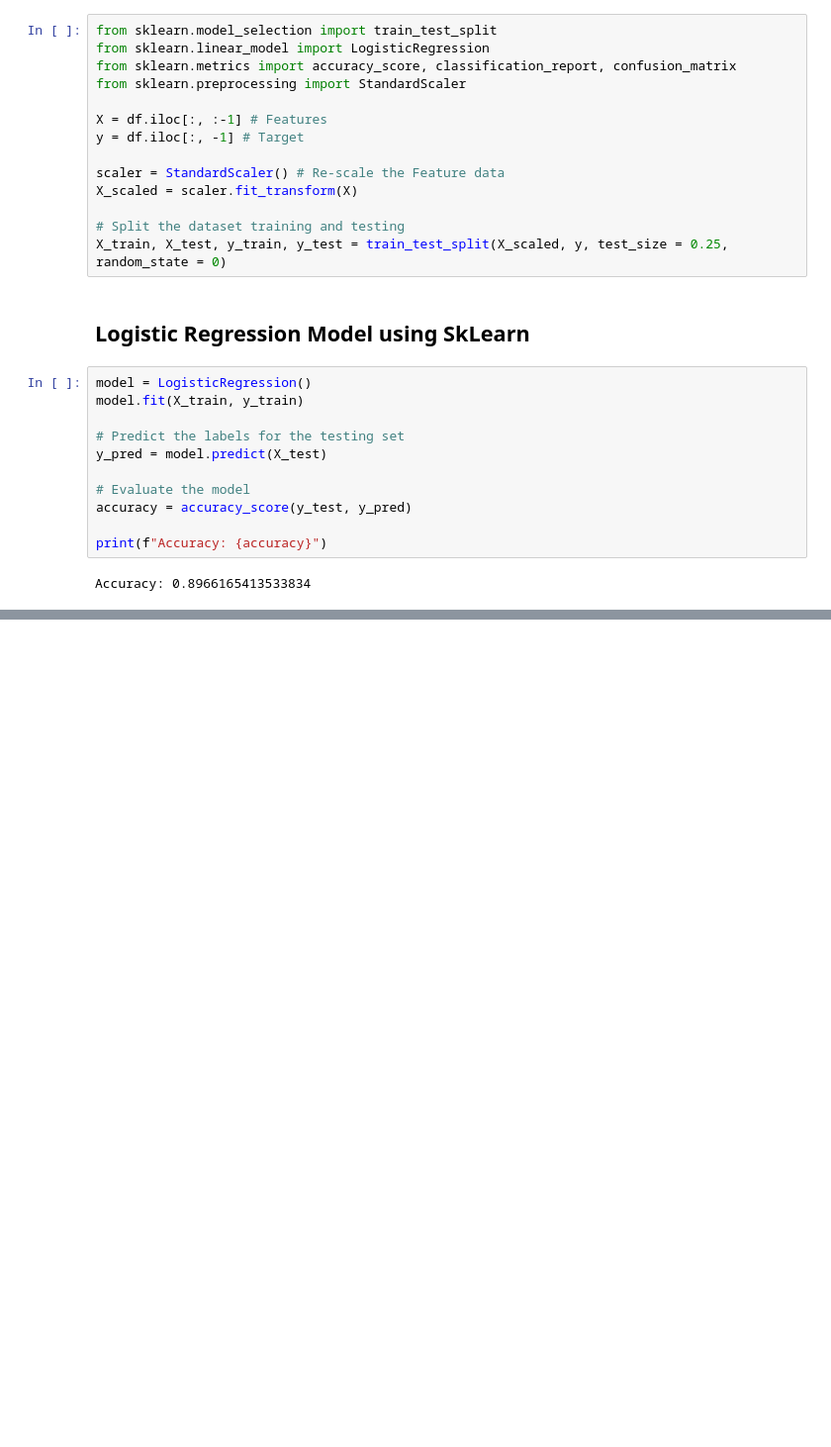
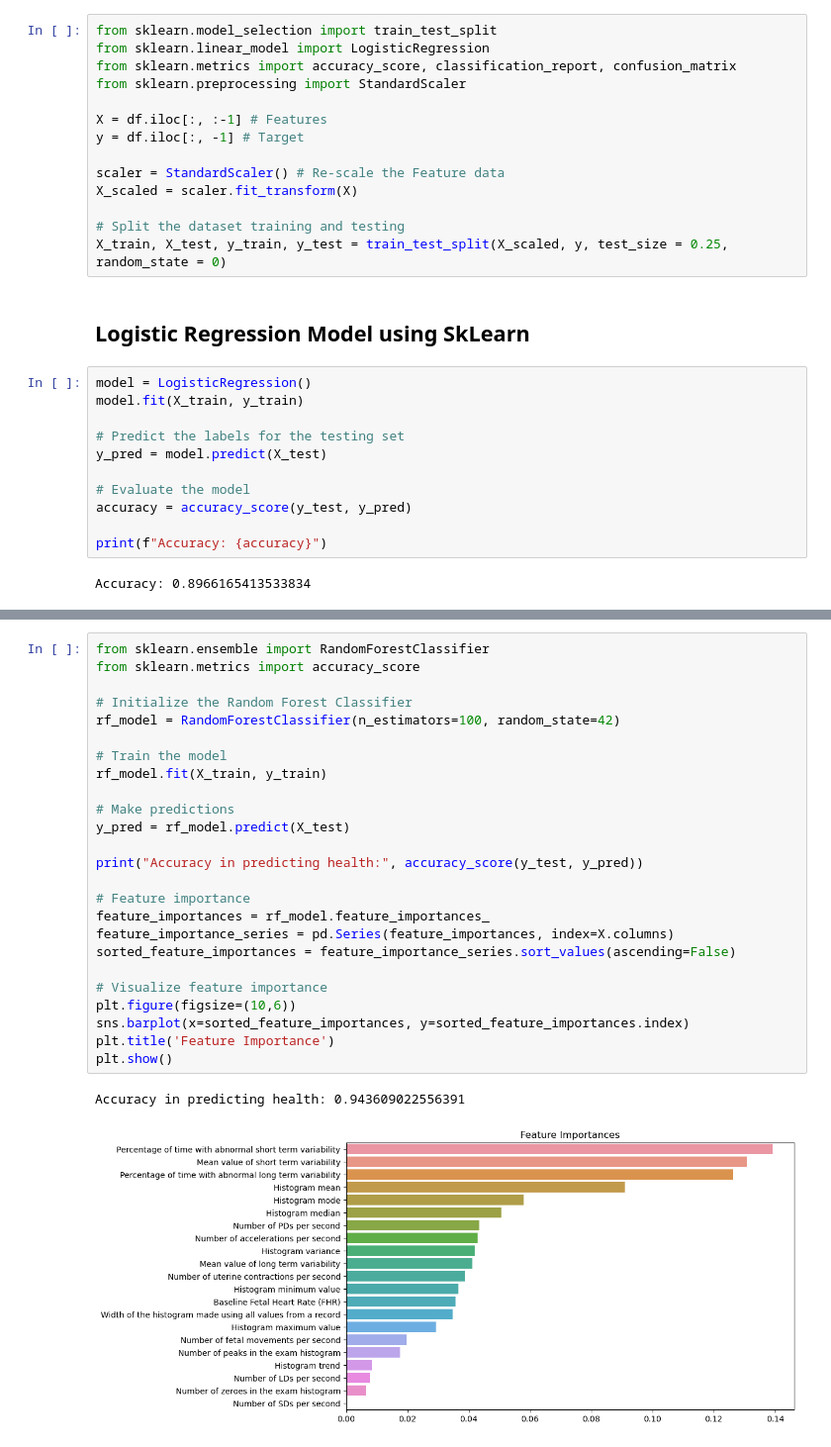
Before and after one commit to willschenk/CIS-4496-Fetal-Health-Classification, a Jupyter notebook: Fetal-Health-Analysis.ipynb, the cells around one changed output, grey strips where cells are left out. Shown at 99% size. Cells and saved outputs as stored; diff of their text form; blank space fills up the shorter version.

```diff
--- a/Fetal-Health-Analysis.ipynb
+++ b/Fetal-Health-Analysis.ipynb
@@ -170,0 +174,28 @@ Accuracy: 0.8966165413533834
+# %%
+from sklearn.ensemble import RandomForestClassifier
+from sklearn.metrics import accuracy_score
+
+# Initialize the Random Forest Classifier
+rf_model = RandomForestClassifier(n_estimators=100, random_state=42)
+
+# Train the model
+rf_model.fit(X_train, y_train)
+
+# Make predictions
+y_pred = rf_model.predict(X_test)
+
+print("Accuracy in predicting health:", accuracy_score(y_test, y_pred))
+
+# Feature importance
+feature_importances = rf_model.feature_importances_
+feature_importance_series = pd.Series(feature_importances, index=X.columns)
+sorted_feature_importances = feature_importance_series.sort_values(ascending=False)
+
+# Visualize feature importance
+plt.figure(figsize=(10,6))
+sns.barplot(x=sorted_feature_importances, y=sorted_feature_importances.index)
+plt.title('Feature Importance')
+plt.show()
+# %% [output]
+Accuracy in predicting health: 0.943609022556391
+[figure, added]
```
Also changed, not shown: parts of 1 cell of this notebook, 1 other file.
